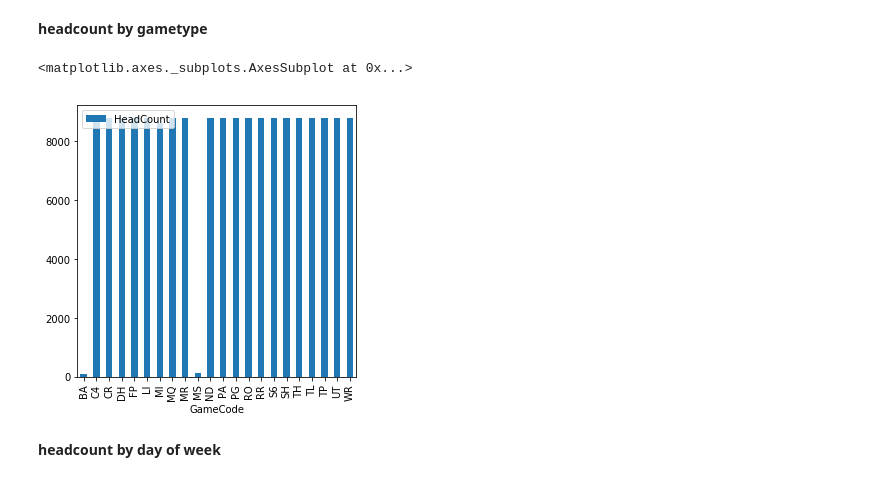
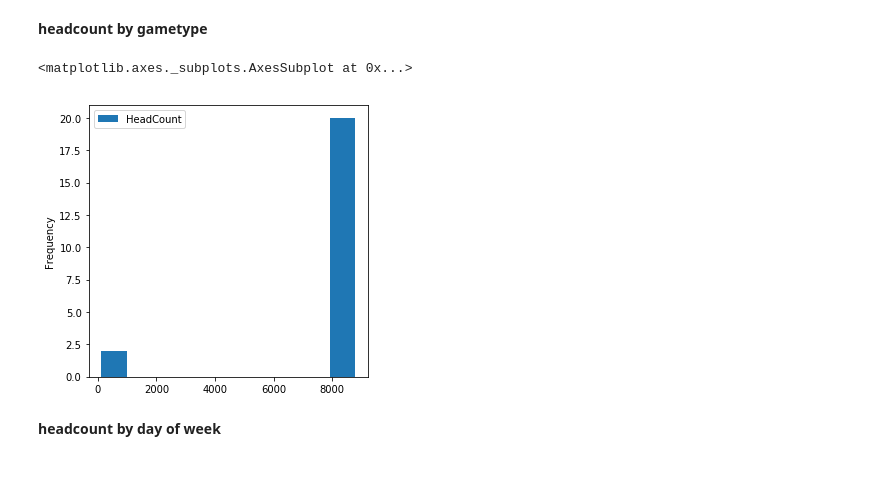
Before and after one commit to ryanarbow/uw_data_science, a Jupyter notebook: DS_methods_and_tools_2/RyanArbow-M01-Vizualization.ipynb, the cells around one changed output. Saved outputs shown, nothing was run; the diff lists cells and outputs as text; code cells hidden in the pictures.

```diff
--- a/DS_methods_and_tools_2/RyanArbow-M01-Vizualization.ipynb
+++ b/DS_methods_and_tools_2/RyanArbow-M01-Vizualization.ipynb
@@ -154,10 +192,10 @@ Text(0,0.5,'Headcount')
 **headcount by gametype**
 # %%
 ax = plt.figure(figsize=(5, 5)).gca() # define axis
-casino.loc[:, ['GameCode', 'HeadCount']].groupby(['GameCode']).agg('count').plot.bar(ax = ax)
+casino.loc[:, ['GameCode', 'HeadCount']].groupby(['GameCode']).agg('count').plot.hist(ax = ax)
 # %% [output]
 <matplotlib.axes._subplots.AxesSubplot at 0x...>
-[figure, old version]
+[figure, new version]
 # %% [markdown]
 **headcount by day of week**
 # %%
```
Also changed, not shown: parts of 19 cells of this notebook, 1 other file.
